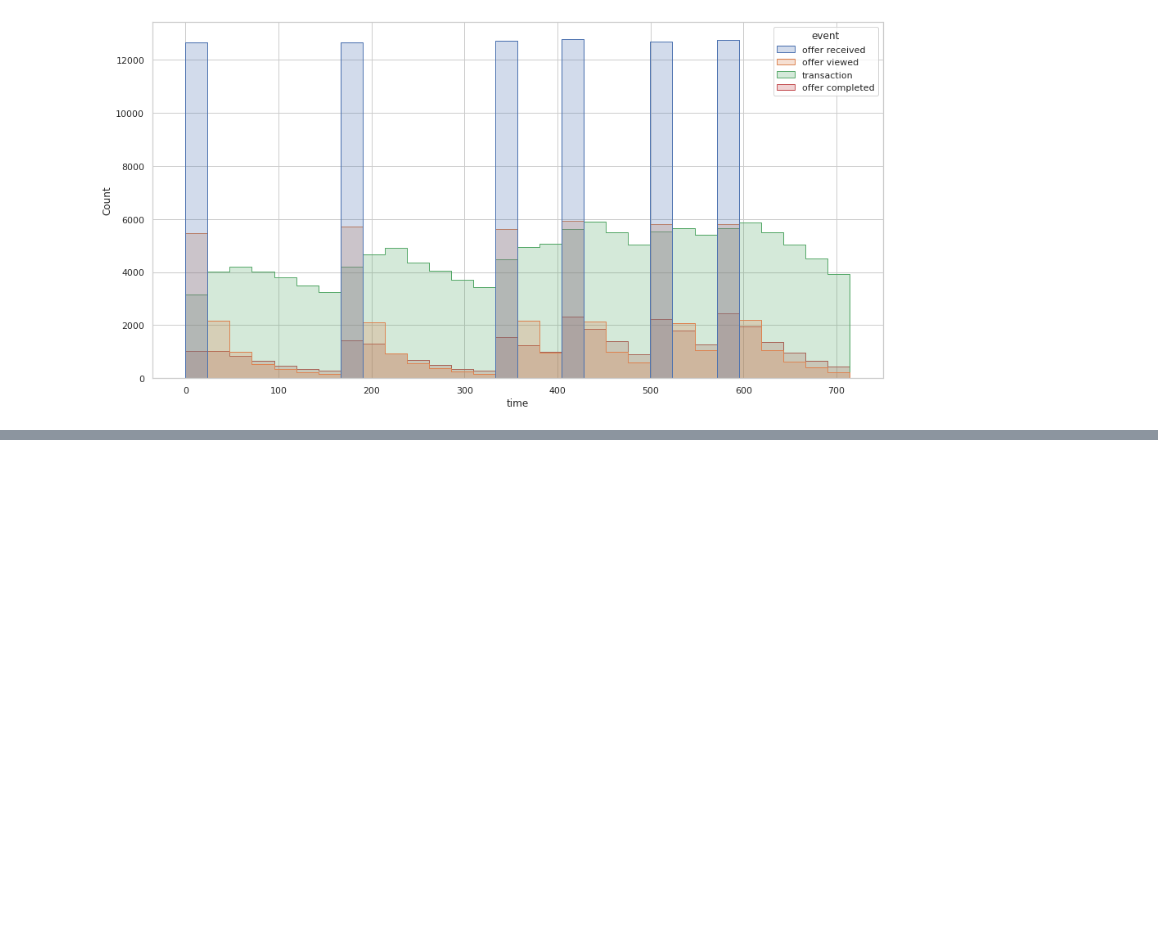
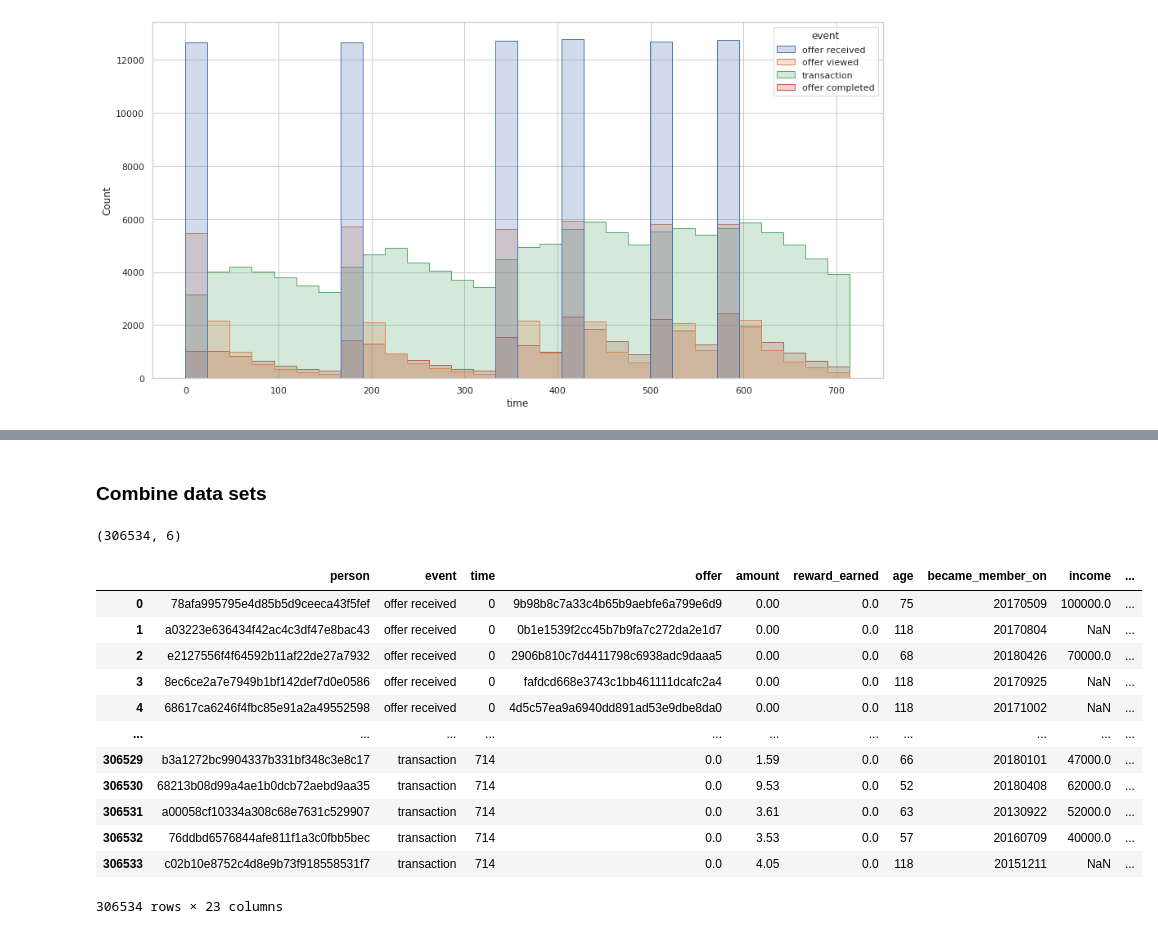
Before and after one commit to natashk/Starbucks-Capstone, a Jupyter notebook: Starbucks_Capstone_notebook.ipynb, the cells around one changed output, grey strips where cells are left out. Drawn from its saved outputs; the diff is of its cells as text; code cells hidden in the pictures; blank space fills up the shorter version.

Commit message:
Implemented some data cleaning

```diff
--- a/Starbucks_Capstone_notebook.ipynb
+++ b/Starbucks_Capstone_notebook.ipynb
@@ -212,0 +332,4 @@ sns.reset_defaults()
+# %%
+new_transactions = new_transactions.drop(columns=['value','amount','offer_id','reward','offer id'])
+new_transactions = new_transactions.rename(columns={0:'offer',1:'amount',2:'reward_earned'})
+new_transactions.iloc[12735:12745,:]
@@ -212,0 +348,24 @@ sns.reset_defaults()
+# %% [markdown]
+### Combine data sets
+# %%
+new_transactions.shape
+# %% [output]
+(306534, 6)
+# %%
+data_df = new_transactions.merge(users, how='left', left_on='person', right_on='id').drop(columns='id')
+data_df = data_df.merge(offers, how='left', left_on='offer', right_on='id').drop(columns='id')
+data_df
+# %% [output]
+|  | person | event | time | offer | amount | reward_earned | age | became_member_on | income | ... |
+| 0 | 78afa995795e4d85b5d9ceeca43f5fef | offer received | 0 | 9b98b8c7a33c4b65b9aebfe6a799e6d9 | 0.00 | 0.0 | 75 | 20170509 | 100000.0 | ... |
+| 1 | a03223e636434f42ac4c3df47e8bac43 | offer received | 0 | 0b1e1539f2cc45b7b9fa7c272da2e1d7 | 0.00 | 0.0 | 118 | 20170804 | NaN | ... |
+| 2 | e2127556f4f64592b11af22de27a7932 | offer received | 0 | 2906b810c7d4411798c6938adc9daaa5 | 0.00 | 0.0 | 68 | 20180426 | 70000.0 | ... |
+| 3 | 8ec6ce2a7e7949b1bf142def7d0e0586 | offer received | 0 | fafdcd668e3743c1bb461111dcafc2a4 | 0.00 | 0.0 | 118 | 20170925 | NaN | ... |
+| 4 | 68617ca6246f4fbc85e91a2a49552598 | offer received | 0 | 4d5c57ea9a6940dd891ad53e9dbe8da0 | 0.00 | 0.0 | 118 | 20171002 | NaN | ... |
+| ... | ... | ... | ... | ... | ... | ... | ... | ... | ... | ... |
+| 306529 | b3a1272bc9904337b331bf348c3e8c17 | transaction | 714 | 0.0 | 1.59 | 0.0 | 66 | 20180101 | 47000.0 | ... |
+| 306530 | 68213b08d99a4ae1b0dcb72aebd9aa35 | transaction | 714 | 0.0 | 9.53 | 0.0 | 52 | 20180408 | 62000.0 | ... |
+| 306531 | a00058cf10334a308c68e7631c529907 | transaction | 714 | 0.0 | 3.61 | 0.0 | 63 | 20130922 | 52000.0 | ... |
+| 306532 | 76ddbd6576844afe811f1a3c0fbb5bec | transaction | 714 | 0.0 | 3.53 | 0.0 | 57 | 20160709 | 40000.0 | ... |
+| 306533 | c02b10e8752c4d8e9b73f918558531f7 | transaction | 714 | 0.0 | 4.05 | 0.0 | 118 | 20151211 | NaN | ... |
+306534 rows × 23 columns
```
Also changed, not shown: parts of 24 cells of this notebook, 1 other file.
